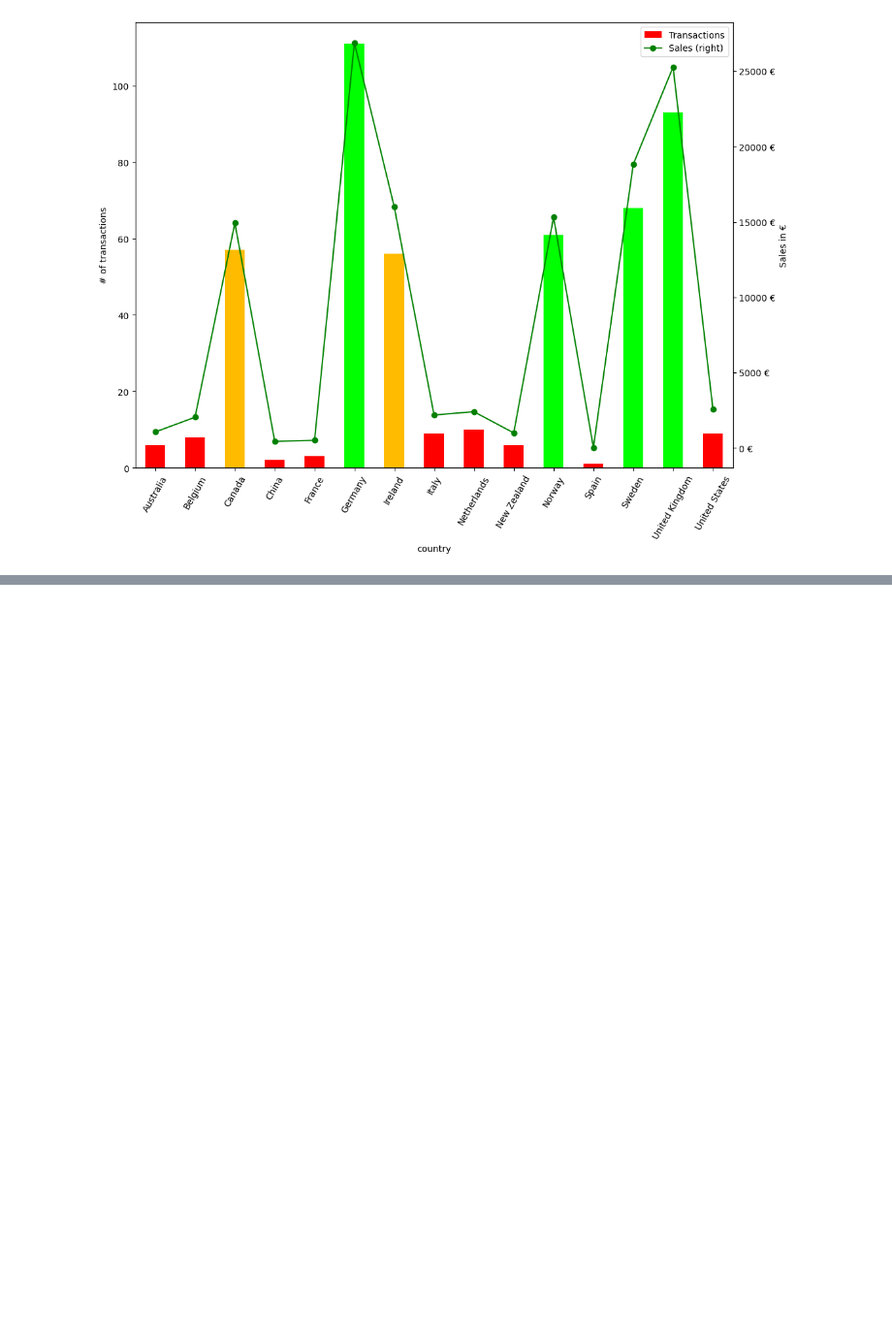
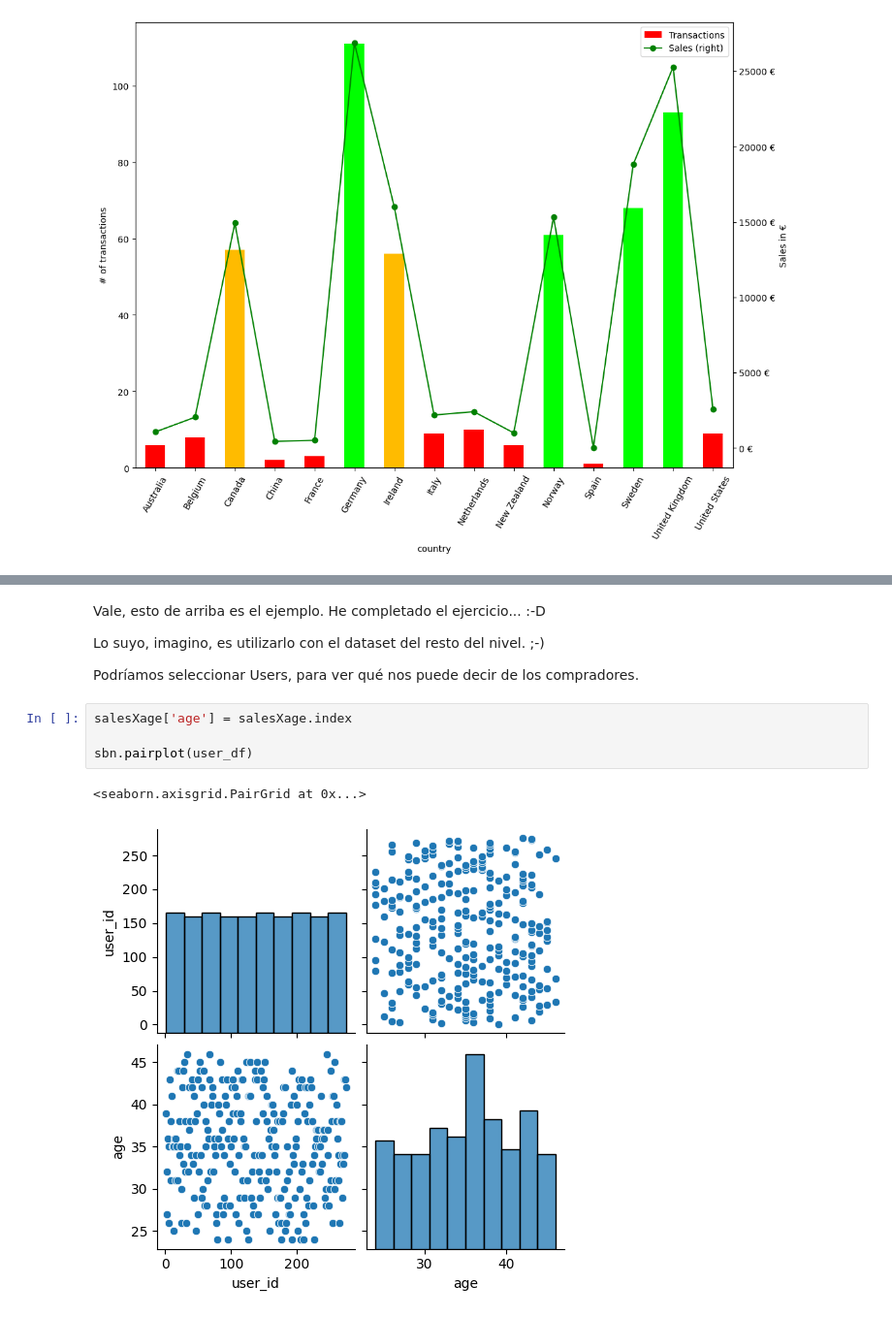
Before and after one commit to mlopezgva/it-academy-mlg, a Jupyter notebook: SPRINT8/Sprint_8.01.ipynb, the cells around one changed output, grey strips where cells are left out. Shown at 97% size. Cells and saved outputs as stored; diff of their text form; blank space fills up the shorter version.

```diff
--- a/SPRINT8/Sprint_8.01.ipynb
+++ b/SPRINT8/Sprint_8.01.ipynb
@@ -517,0 +545,13 @@ graph2.yaxis.set_major_formatter(ticker.FormatStrFormatter('%d €'))
+# %% [markdown]
+Vale, esto de arriba es el ejemplo. He completado el ejercicio... :-D
+
+Lo suyo, imagino, es utilizarlo con el dataset del resto del nivel. ;-)
+
+Podríamos seleccionar Users, para ver qué nos puede decir de los compradores.
+# %%
+salesXage['age'] = salesXage.index
+
+sbn.pairplot(user_df)
+# %% [output]
+<seaborn.axisgrid.PairGrid at 0x...>
+[figure, added]
```
Also changed, not shown: parts of 4 cells of this notebook.
